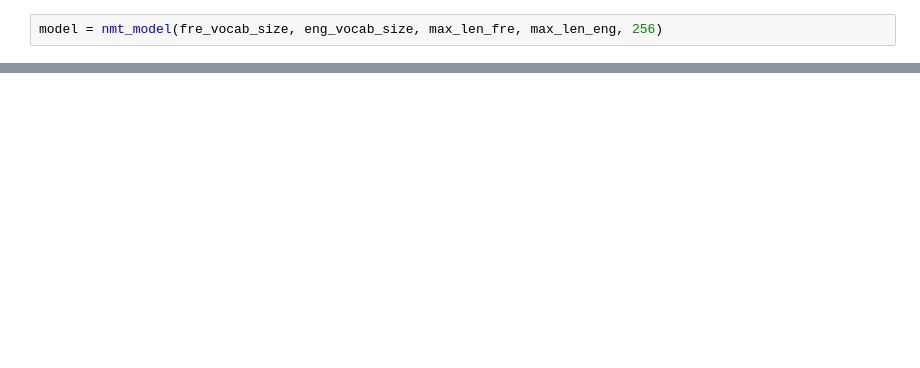
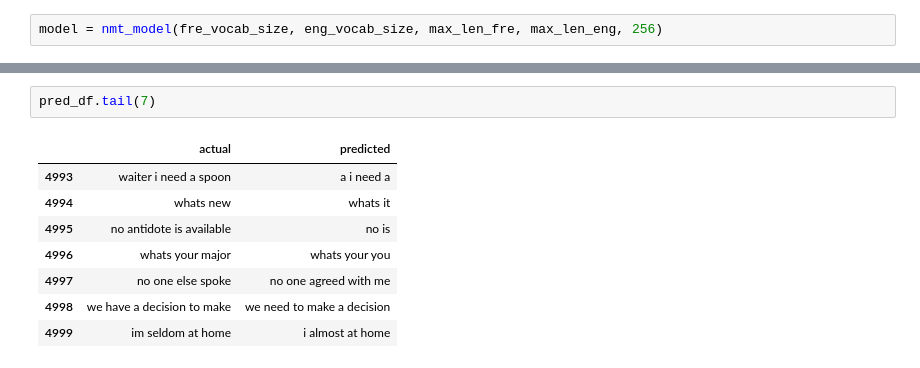
Before and after one commit to amarlearning/language-translation-model, a Jupyter notebook: machine-translation-using-keras.ipynb, the cells around one changed output, grey strips where cells are left out. Drawn from its saved outputs; the diff is of its cells as text; blank space fills up the shorter version.

```diff
--- a/machine-translation-using-keras.ipynb
+++ b/machine-translation-using-keras.ipynb
@@ -233,0 +290,11 @@ plt.show()
+# %%
+pred_df.tail(7)
+# %% [output]
+|  | actual | predicted |
+| 4993 | waiter i need a spoon | a i need a |
+| 4994 | whats new | whats it |
+| 4995 | no antidote is available | no is |
+| 4996 | whats your major | whats your you |
+| 4997 | no one else spoke | no one agreed with me |
+| 4998 | we have a decision to make | we need to make a decision |
+| 4999 | im seldom at home | i almost at home |
```
Also changed, not shown: parts of 22 cells of this notebook.
